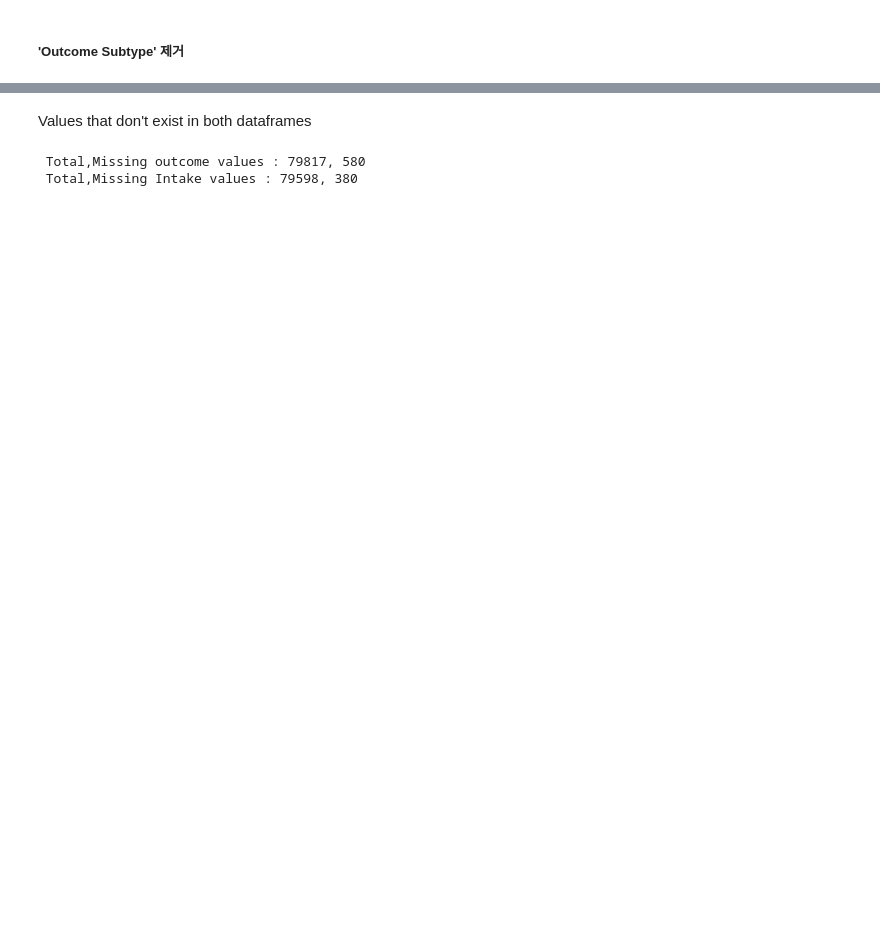
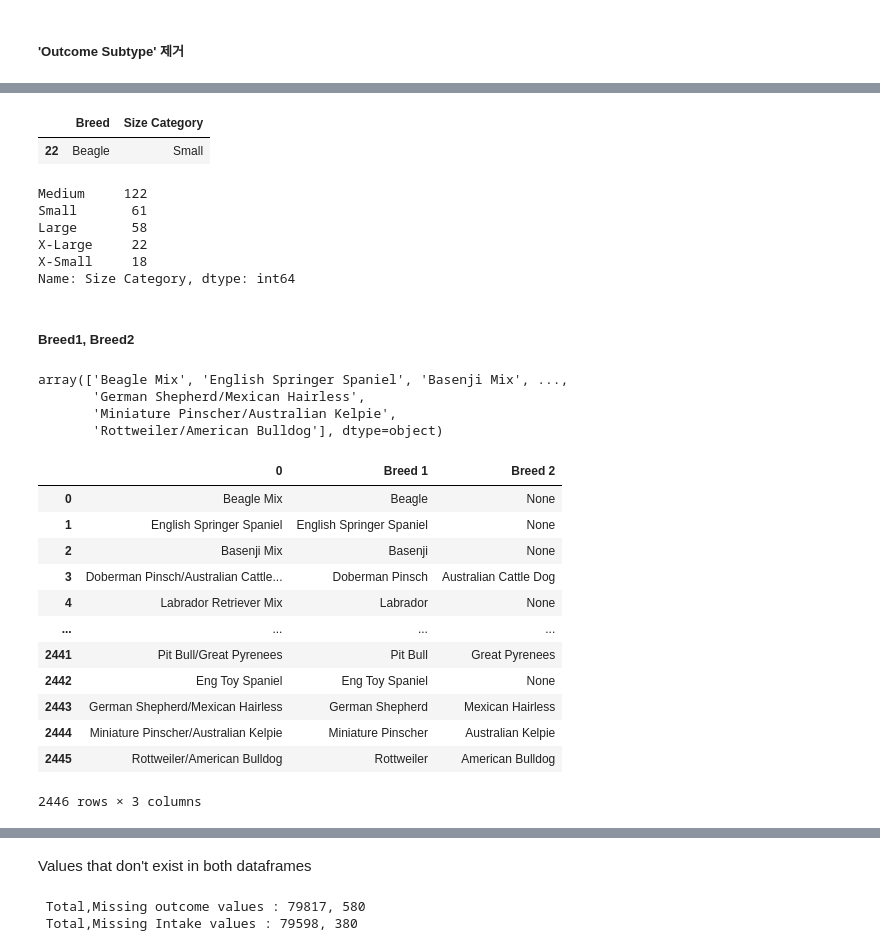
Before and after one commit to jayJ-hub/Section1_Project-, a Jupyter notebook: Section2_Project.ipynb, the cells around one changed output, grey strips where cells are left out. Saved outputs shown, nothing was run; the diff lists cells and outputs as text; code cells hidden in the pictures; blank space fills up the shorter version.

```diff
--- a/Section2_Project.ipynb
+++ b/Section2_Project.ipynb
@@ -625,0 +712,3 @@ Name: Outcome Type, dtype: int64
+# %%
+intake.loc[intake['Intake Condition']=='Feral' ,'Intake Condition'] =  'Other'
+intake['Intake Condition'].value_counts()
@@ -625,0 +731,4 @@ Name: Outcome Type, dtype: int64
+# %%
+intake.loc[intake['Intake Condition']=='Med Attn' ,'Intake Condition'] =  'Medical'
+intake.loc[intake['Intake Condition']=='Med Urgent' ,'Intake Condition'] =  'Medical'
+intake['Intake Condition'].value_counts()
@@ -625,0 +814,63 @@ Name: Outcome Type, dtype: int64
+# %%
+breedSize[breedSize['Breed'] == 'Beagle']
+# %% [output]
+|  | Breed | Size Category |
+| 22 | Beagle | Small |
+# %%
+breedSize['Size Category'].value_counts()
+# %% [output]
+Medium     122
+Small       61
+Large       58
+X-Large     22
+X-Small     18
+Name: Size Category, dtype: int64
+# %% [markdown]
+##### Breed1, Breed2
+# %%
+breedMix = intake['Breed'].unique()
+breedMix
+# %% [output]
+array(['Beagle Mix', 'English Springer Spaniel', 'Basenji Mix', ...,
+       'German Shepherd/Mexican Hairless',
+       'Miniature Pinscher/Australian Kelpie',
+       'Rottweiler/American Bulldog'], dtype=object)
+# %%
+import numpy as np
+breed1 = []
+breed2 = []
+
+# breedMix.split('/')
+for n in  breedMix:
+  if '/' in n:
+    text = n.split('/')
+    breed1.append(text[0])
+    breed2.append(text[1])
+    # print(f'{text[0]}\n {text[1]}')
+  else :
+    if 'Mix' in n:
+      text = n.split()
+      breed1.append(text[0])
+      breed2.append(None)
+      continue
+    breed1.append(n)
+    breed2.append(None)
+# %%
+breedCheckSize = pd.DataFrame(breedMix)
+breedCheckSize['Breed 1'] = breed1
+breedCheckSize['Breed 2'] = breed2
+breedCheckSize
+# %% [output]
+|  | 0 | Breed 1 | Breed 2 |
+| 0 | Beagle Mix | Beagle | None |
+| 1 | English Springer Spaniel | English Springer Spaniel | None |
+| 2 | Basenji Mix | Basenji | None |
+| 3 | Doberman Pinsch/Australian Cattle... | Doberman Pinsch | Australian Cattle Dog |
+| 4 | Labrador Retriever Mix | Labrador | None |
+| ... | ... | ... | ... |
+| 2441 | Pit Bull/Great Pyrenees | Pit Bull | Great Pyrenees |
+| 2442 | Eng Toy Spaniel | Eng Toy Spaniel | None |
+| 2443 | German Shepherd/Mexican Hairless | German Shepherd | Mexican Hairless |
+| 2444 | Miniature Pinscher/Australian Kelpie | Miniature Pinscher | Australian Kelpie |
+| 2445 | Rottweiler/American Bulldog | Rottweiler | American Bulldog |
+2446 rows × 3 columns
```
Also changed, not shown: parts of 50 cells of this notebook.
